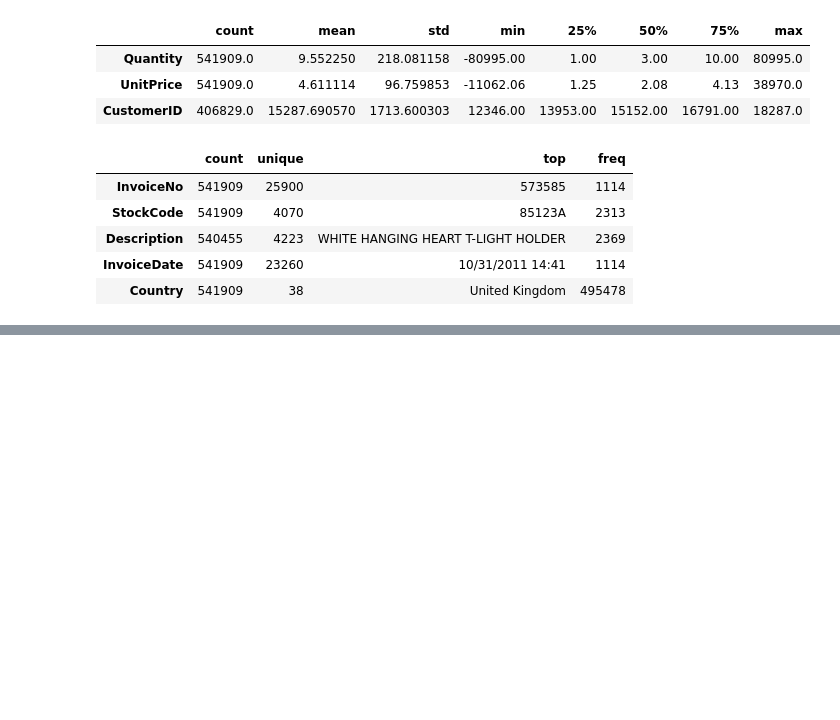
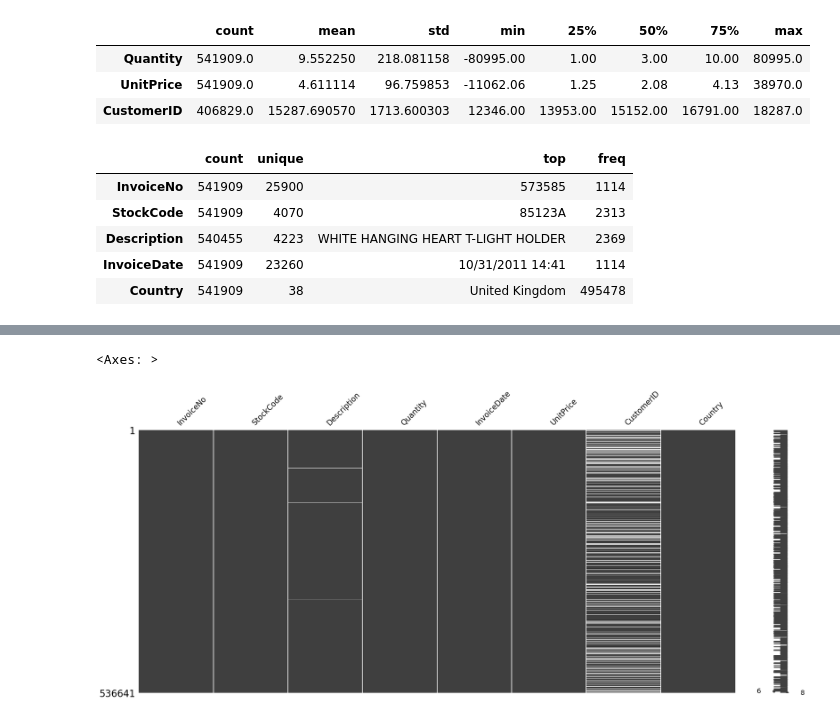
Before and after one commit to numanyusf/E-Commerce-Sales-Data-EDA, a Jupyter notebook: ecom.ipynb, the cells around one changed output, grey strips where cells are left out. Cells and saved outputs as stored; diff of their text form; code cells hidden in the pictures; blank space fills up the shorter version.

```diff
--- a/ecom.ipynb
+++ b/ecom.ipynb
@@ -66,0 +77,4 @@ df['CustomerID'].hist()
+# %%
+# dropping duplicate records from df
+df.drop_duplicates(inplace=True)
+df.shape
@@ -66,0 +97,6 @@ df['CustomerID'].hist()
+# %%
+# another way of visualizing missing values
+msno.matrix(df)
+# %% [output]
+<Axes: >
+[figure, added]
```
Also changed, not shown: parts of 7 cells of this notebook.
